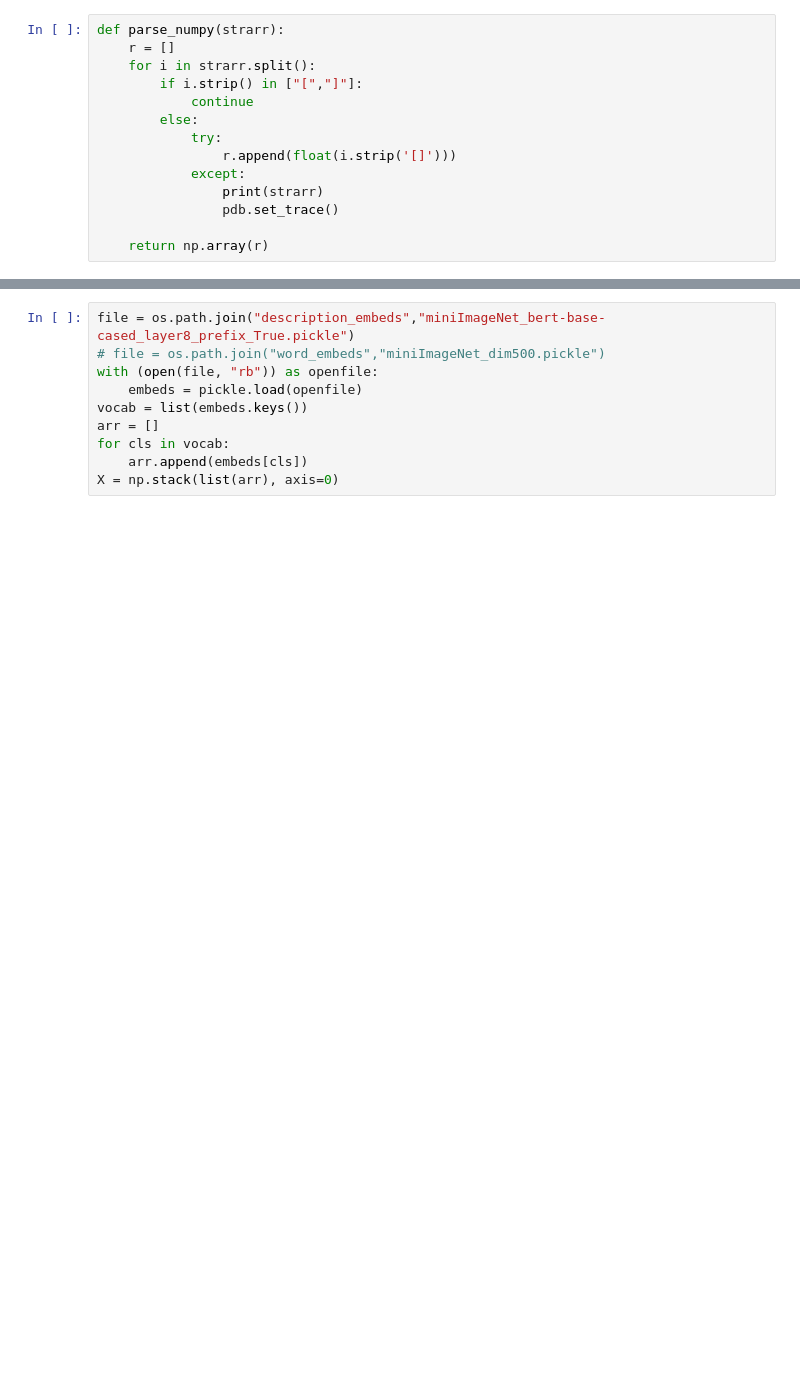
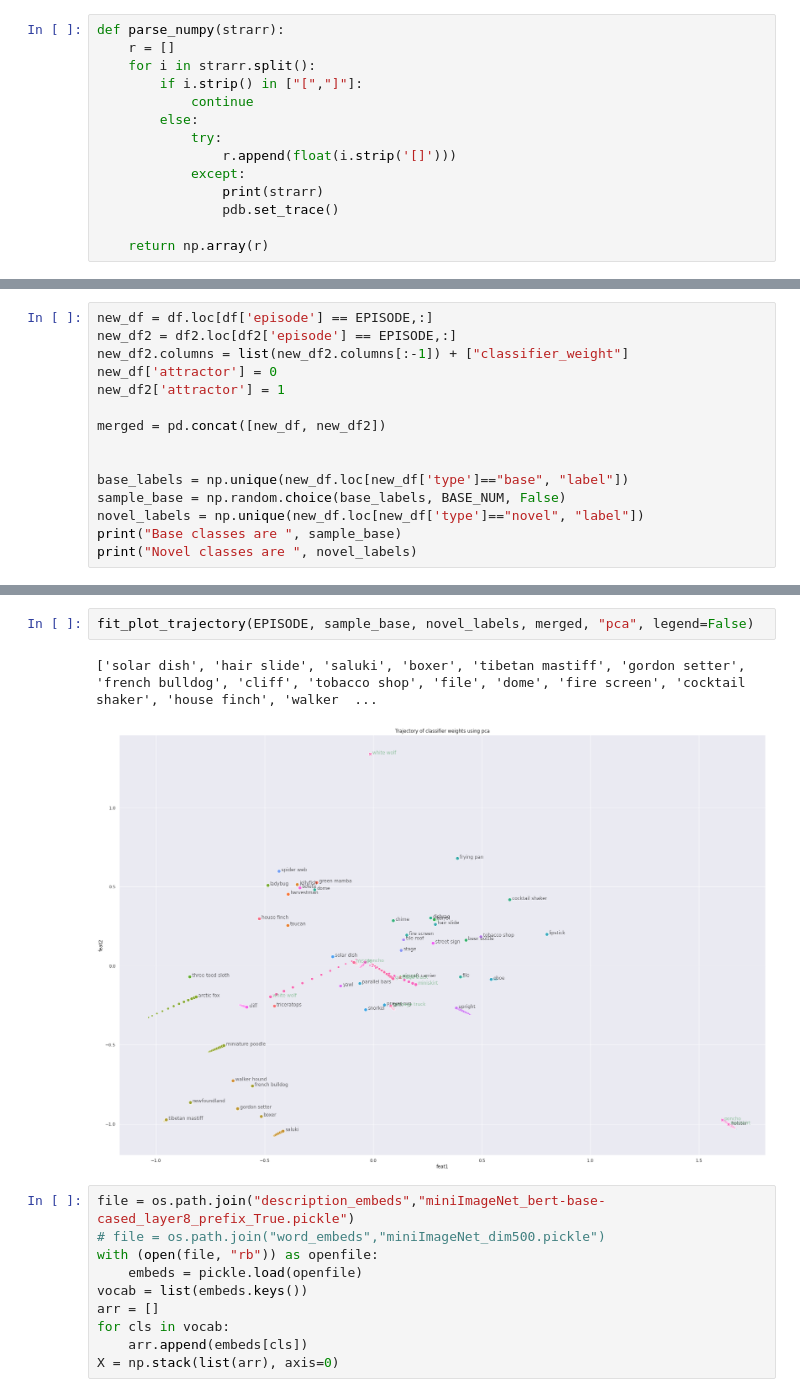
Before and after one commit to feyzaakyurek/subspace-reg, a Jupyter notebook: visualization.ipynb, the cells around one changed output, grey strips where cells are left out. Drawn from its saved outputs; the diff is of its cells as text; blank space fills up the shorter version.

```diff
--- a/visualization.ipynb
+++ b/visualization.ipynb
@@ -137,0 +156,15 @@ fit_plot_trajectory(EPISODE, sample_base, novel_labels, new_df, "pls")
+# %%
+new_df = df.loc[df['episode'] == EPISODE,:]
+new_df2 = df2.loc[df2['episode'] == EPISODE,:]
+new_df2.columns = list(new_df2.columns[:-1]) + ["classifier_weight"]
+new_df['attractor'] = 0
+new_df2['attractor'] = 1
+
+merged = pd.concat([new_df, new_df2])
+
+
+base_labels = np.unique(new_df.loc[new_df['type']=="base", "label"])
+sample_base = np.random.choice(base_labels, BASE_NUM, False)
+novel_labels = np.unique(new_df.loc[new_df['type']=="novel", "label"])
+print("Base classes are ", sample_base)
+print("Novel classes are ", novel_labels)
@@ -138,3 +182,8 @@ fit_plot_trajectory(EPISODE, sample_base, novel_labels, new_df, "pls")
+# %%
+fit_plot_trajectory(EPISODE, sample_base, novel_labels, merged, "pca", legend=False)
+# %% [output]
+['solar dish', 'hair slide', 'saluki', 'boxer', 'tibetan mastiff', 'gordon setter', 'french bulldog', 'cliff', 'tobacco shop', 'file', 'dome', 'fire screen', 'cocktail shaker', 'house finch', 'walker  ...
+[figure, added]
 # %%
 file = os.path.join("description_embeds","miniImageNet_bert-base-cased_layer8_prefix_True.pickle")
 # file = os.path.join("word_embeds","miniImageNet_dim500.pickle")
```
Also changed, not shown: parts of 8 cells of this notebook, 4 other files.
